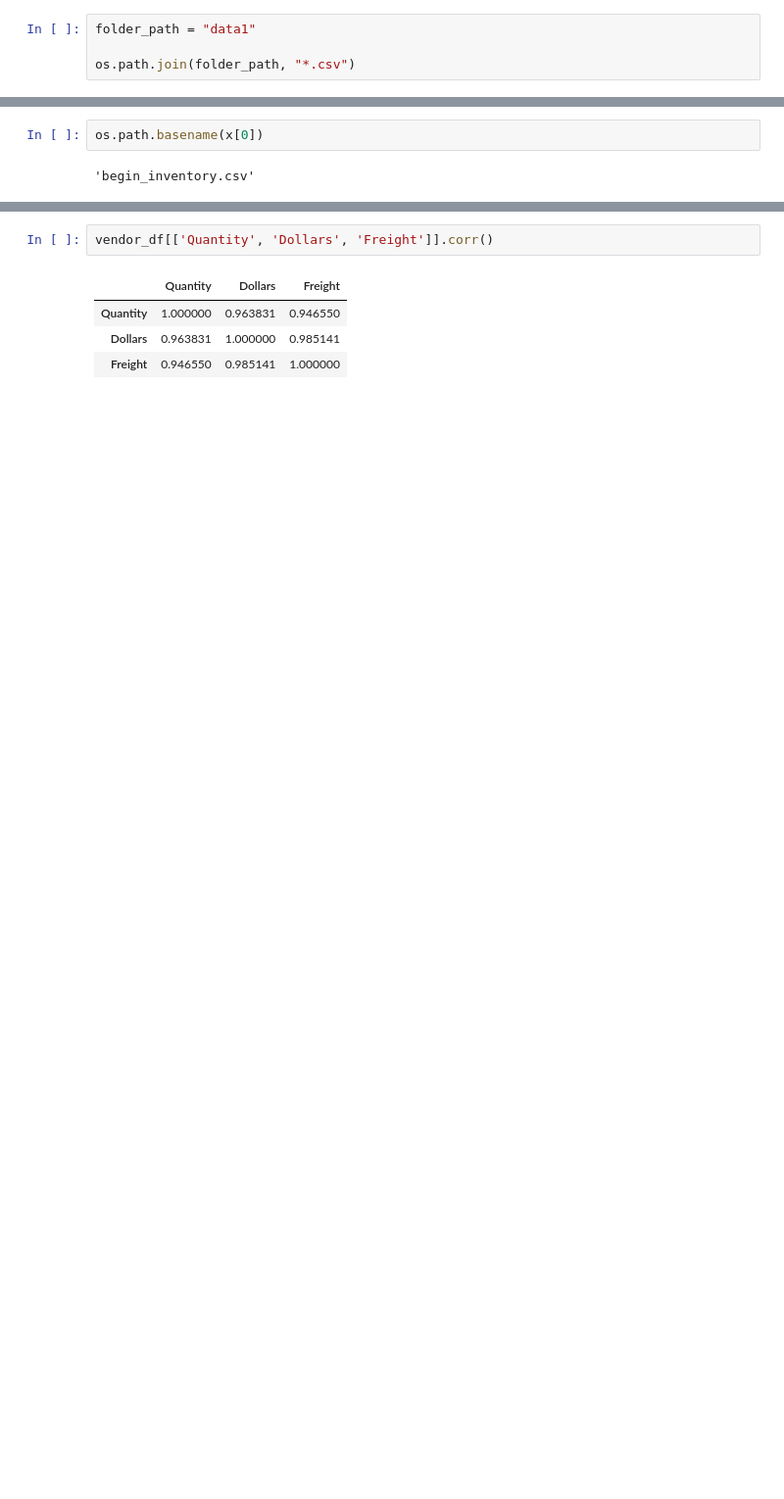
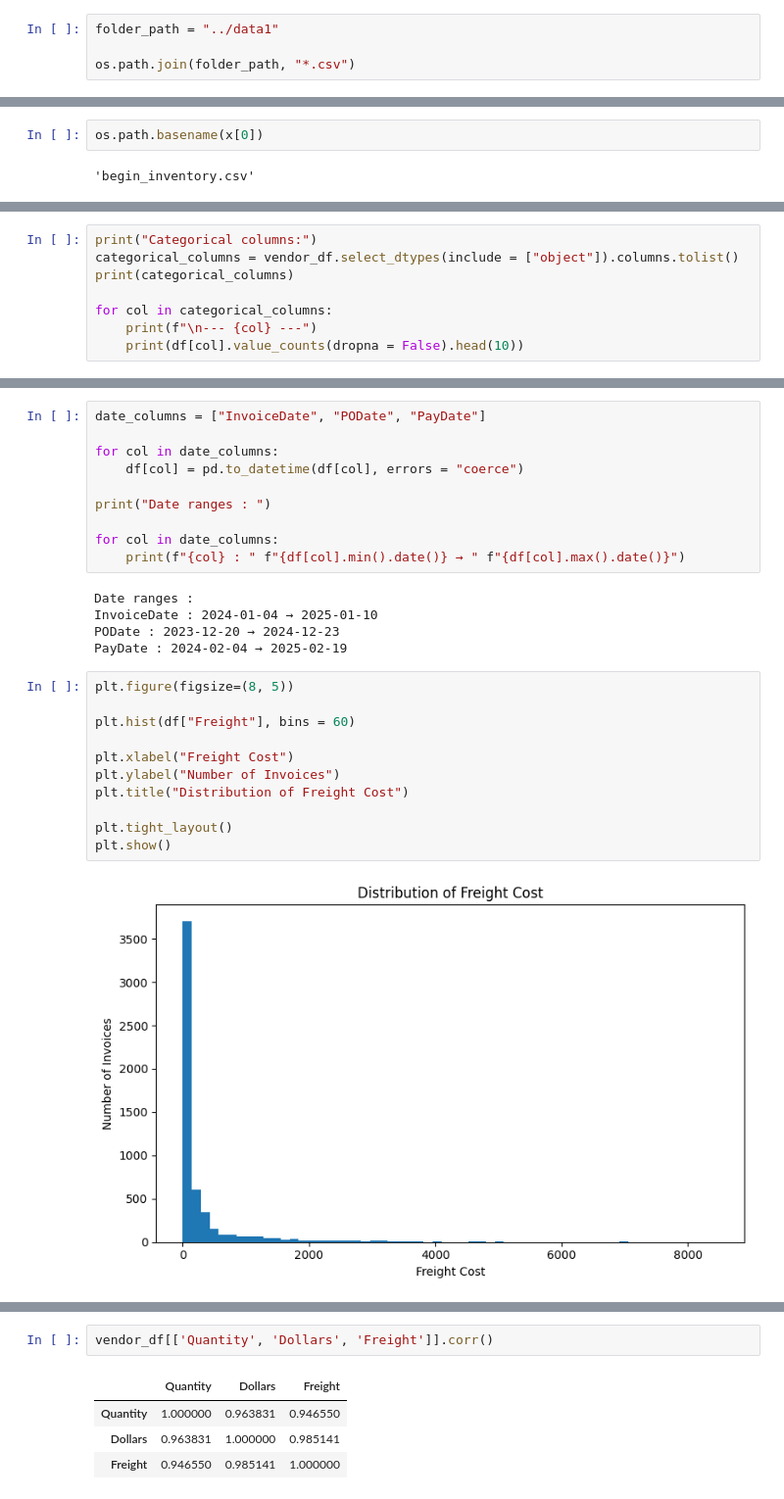
Before and after one commit to satyam4312/Vendor-Invoice-Analysis-using-Machine-learning, a Jupyter notebook: notebooks/predicting freight cost.ipynb, the cells around one changed output, grey strips where cells are left out. Shown at 98% size. Drawn from its saved outputs; the diff is of its cells as text; blank space fills up the shorter version.

```diff
--- a/notebooks/predicting freight cost.ipynb
+++ b/notebooks/predicting freight cost.ipynb
@@ -7,7 +7,7 @@ import seaborn as sns
 import os
 import glob
 # %%
-folder_path = "data1"
+folder_path = "../data1"
 
 os.path.join(folder_path, "*.csv")
 # %% [output]
@@ -107,3 +111,11 @@ vendor_df.describe().round()
 | 50% | 7240.0 | 10890.0 | 423.0 | 4765.0 | 25.0 |
 | 75% | 10754.0 | 12276.0 | 5100.0 | 44587.0 | 230.0 |
 | max | 201359.0 | 13661.0 | 141660.0 | 1660436.0 | 8468.0 |
+# %%
+print("Categorical columns:")
+categorical_columns = vendor_df.select_dtypes(include = ["object"]).columns.tolist()
+print(categorical_columns)
+
+for col in categorical_columns:
+    print(f"\n--- {col} ---")
+    print(df[col].value_counts(dropna = False).head(10))
@@ -109,0 +140,28 @@ vendor_df.describe().round()
+# %%
+date_columns = ["InvoiceDate", "PODate", "PayDate"]
+
+for col in date_columns:
+    df[col] = pd.to_datetime(df[col], errors = "coerce")
+
+print("Date ranges : ")
+
+for col in date_columns:
+    print(f"{col} : " f"{df[col].min().date()} → " f"{df[col].max().date()}")
+# %% [output]
+Date ranges :
+InvoiceDate : 2024-01-04 → 2025-01-10
+PODate : 2023-12-20 → 2024-12-23
+PayDate : 2024-02-04 → 2025-02-19
+# %%
+plt.figure(figsize=(8, 5))
+
+plt.hist(df["Freight"], bins = 60)
+
+plt.xlabel("Freight Cost")
+plt.ylabel("Number of Invoices")
+plt.title("Distribution of Freight Cost")
+
+plt.tight_layout()
+plt.show()
+# %% [output]
+[figure, added]
```
Also changed, not shown: parts of 30 cells of this notebook, 4 other files.
